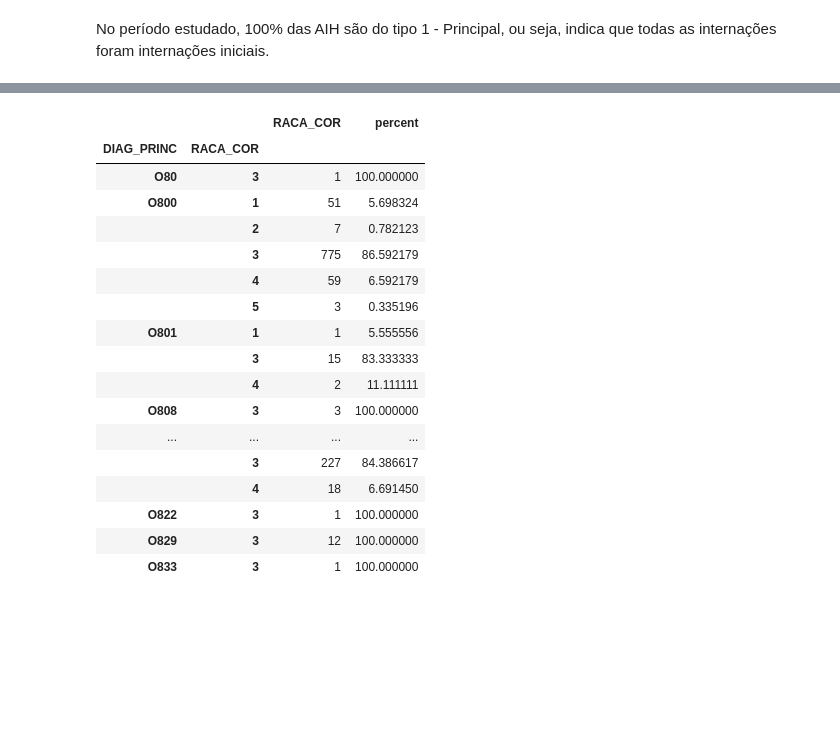
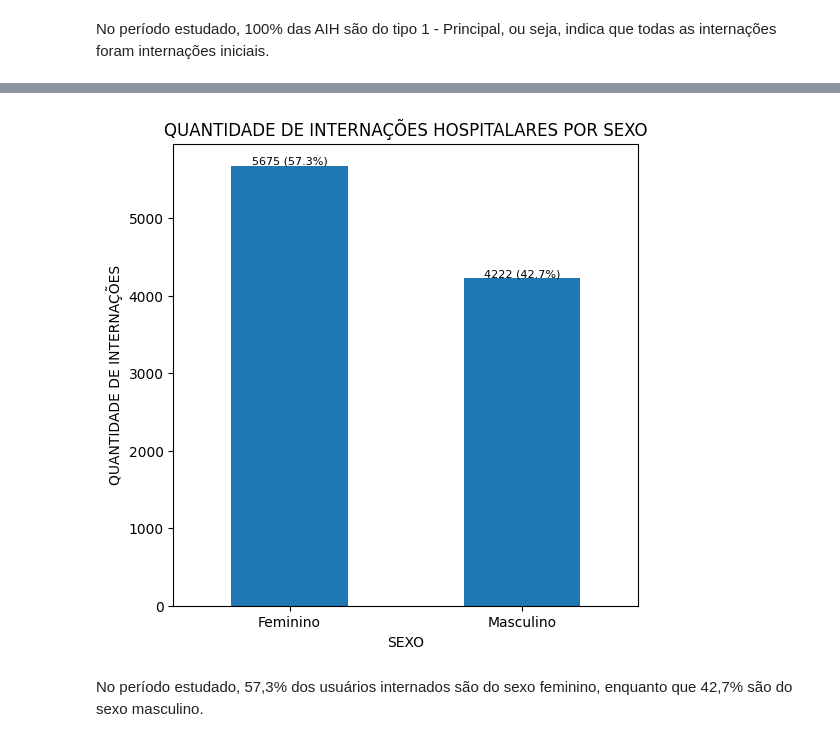
Before and after one commit to lucasmeirellesmachado/CDIA-Estatistica_II, a Jupyter notebook: Atividade_Avaliativa_Semana_de_Imersao.ipynb, the cells around one changed output, grey strips where cells are left out. Cells and saved outputs as stored; diff of their text form; code cells hidden in the pictures; blank space fills up the shorter version.

```diff
--- a/Atividade_Avaliativa_Semana_de_Imersao.ipynb
+++ b/Atividade_Avaliativa_Semana_de_Imersao.ipynb
@@ -435,21 +375,34 @@ agg_result['percent'] = agg_result.groupby('DIAG_PRINC')['RACA_COR'].transform(l
-# %%
-agg_result
-# %% [output]
-|  |  | RACA_COR | percent |
-| DIAG_PRINC | RACA_COR |  |  |
-| O80 | 3 | 1 | 100.000000 |
-| O800 | 1 | 51 | 5.698324 |
-|  | 2 | 7 | 0.782123 |
-|  | 3 | 775 | 86.592179 |
-|  | 4 | 59 | 6.592179 |
-|  | 5 | 3 | 0.335196 |
-| O801 | 1 | 1 | 5.555556 |
-|  | 3 | 15 | 83.333333 |
-|  | 4 | 2 | 11.111111 |
-| O808 | 3 | 3 | 100.000000 |
-| ... | ... | ... | ... |
-|  | 3 | 227 | 84.386617 |
-|  | 4 | 18 | 6.691450 |
-| O822 | 3 | 1 | 100.000000 |
-| O829 | 3 | 12 | 100.000000 |
-| O833 | 3 | 1 | 100.000000 |
+# %%
+# Ver a contagem e proporção de internações hospitalares por sexo
+
+# Concatenar os códigos da identificação da internação com o nome dados pela planilha de Convenções SIH
+SIH_concat_sex = pd.merge(SIH_FINAL, conv_sexo, on='SEXO')
+
+# Calcular os valores de contagem
+value_sex = SIH_concat_sex['Valor'].value_counts()
+
+# Calcular o total de elementos para calcular a porcentagem
+total = value_counts.sum()
+
+# Criar o gráfico de barras
+plt.figure(figsize=(6, 6))
+ax1 = value_sex.plot(kind='bar')
+
+# Adicionar os valores e as porcentagens nas barras
+for i, v in enumerate(value_sex):
+    percentage = (v / total) * 100
+    ax1.text(i, v + 0.1, f'{v} ({percentage:.1f}%)', ha='center', va='bottom', fontsize=8)
+
+# Adicionar título e rótulos aos eixos
+plt.title('QUANTIDADE DE INTERNAÇÕES HOSPITALARES POR SEXO')
+plt.xlabel('SEXO')
+plt.ylabel('QUANTIDADE DE INTERNAÇÕES')
+
+# Alterar o ângulo dos rótulos do eixo X
+plt.xticks(rotation=0)
+
+plt.show()
+# %% [output]
+[figure, added]
+# %% [markdown]
+No período estudado, 57,3% dos usuários internados são do sexo feminino, enquanto que 42,7% são do sexo masculino.
```
Also changed, not shown: parts of 59 cells of this notebook.
